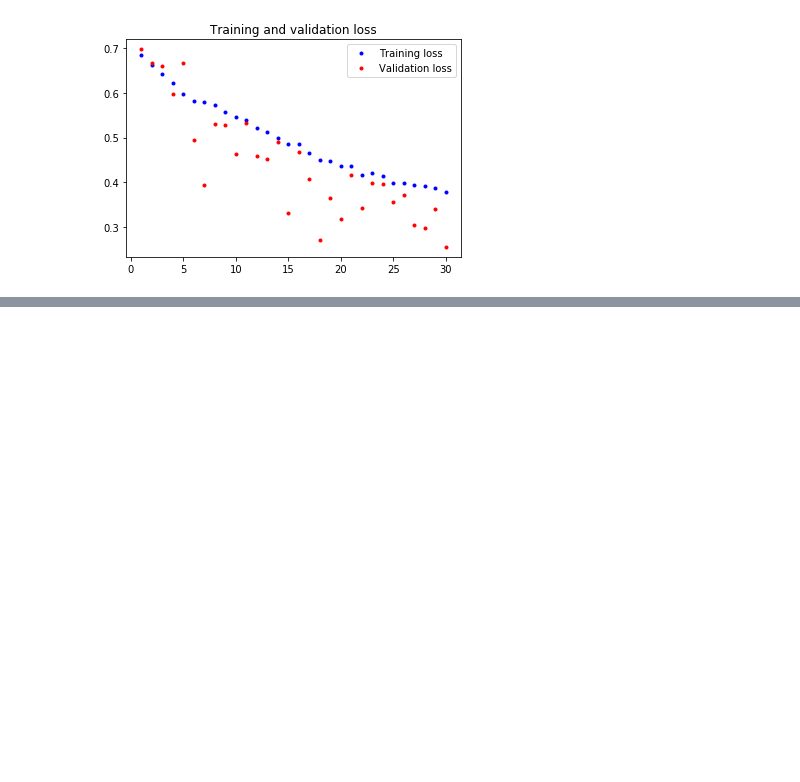
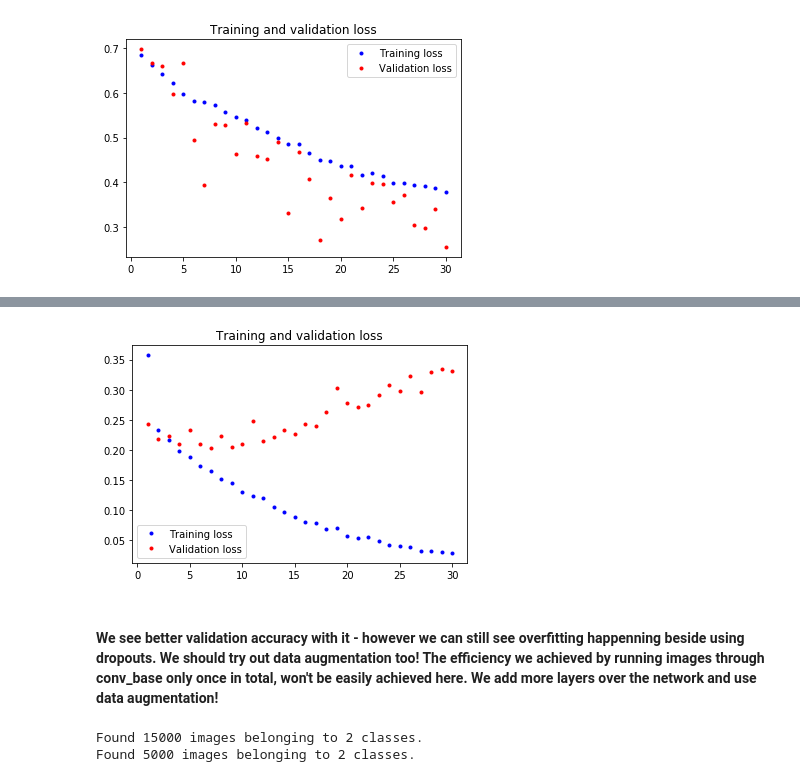
Before and after one commit to guru3/deep-learning-with-python-using-keras, a Jupyter notebook: Cats vs Dogs - training CNNs on small dataset.ipynb, the cells around one changed output, grey strips where cells are left out. Cells and saved outputs as stored; diff of their text form; code cells hidden in the pictures; blank space fills up the shorter version.

```diff
--- a/Cats vs Dogs - training CNNs on small dataset.ipynb
+++ b/Cats vs Dogs - training CNNs on small dataset.ipynb
@@ -265,0 +368,14 @@ plt.show()
+# %%
+loss = history.history['loss']
+val_loss = history.history['val_loss']
+epochs = range(1, len(acc) + 1)
+
+plt.plot(epochs, loss, 'b.', label='Training loss')
+plt.plot(epochs, val_loss, 'r.', label='Validation loss')
+plt.title('Training and validation loss')
+plt.legend()
+plt.show()
+# %% [output]
+[figure, added]
+# %% [markdown]
+#### We see better validation accuracy with it - however we can still see overfitting happenning beside using dropouts. We should try out data augmentation too! The efficiency we achieved by running images through conv_base only once in total, won't be easily achieved here. We add more layers over the network and use data augmentation!
@@ -265,0 +390,21 @@ plt.show()
+# %%
+# Using data augmentation
+train_datagen = ImageDataGenerator(
+    rescale = 1./255,
+    rotation_range=45,
+    width_shift_range = 0.2,
+    height_shift_range = 0.2,
+    shear_range = 0.2,
+    zoom_range = 0.2,
+    horizontal_flip = True,
+    fill_mode = 'nearest')
+
+validation_datagen = ImageDataGenerator(rescale=1./255)
+
+train_generator = train_datagen.flow_from_directory(train_path,target_size=(150, 150),
+                           batch_size=50,class_mode='binary')
+validation_generator = validation_datagen.flow_from_directory(validation_path,target_size=(150, 150),
+                           batch_size=50,class_mode='binary')
+# %% [output]
+Found 15000 images belonging to 2 classes.
+Found 5000 images belonging to 2 classes.
```
Also changed, not shown: parts of 15 cells of this notebook.
